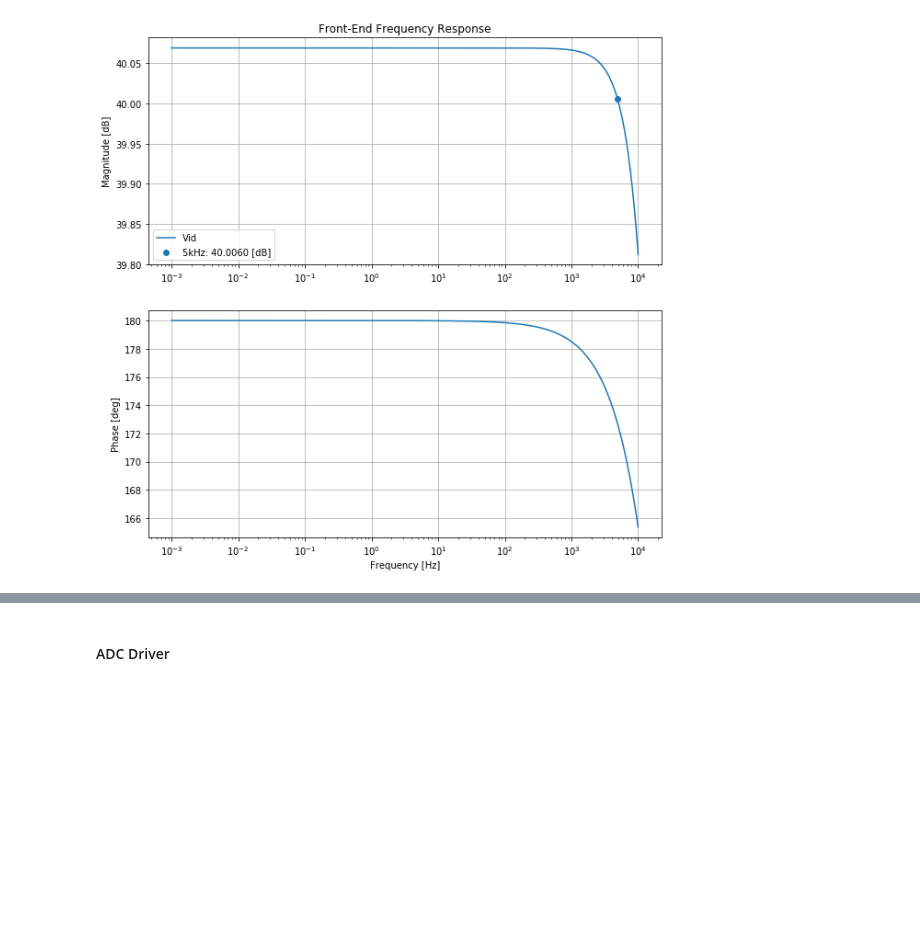
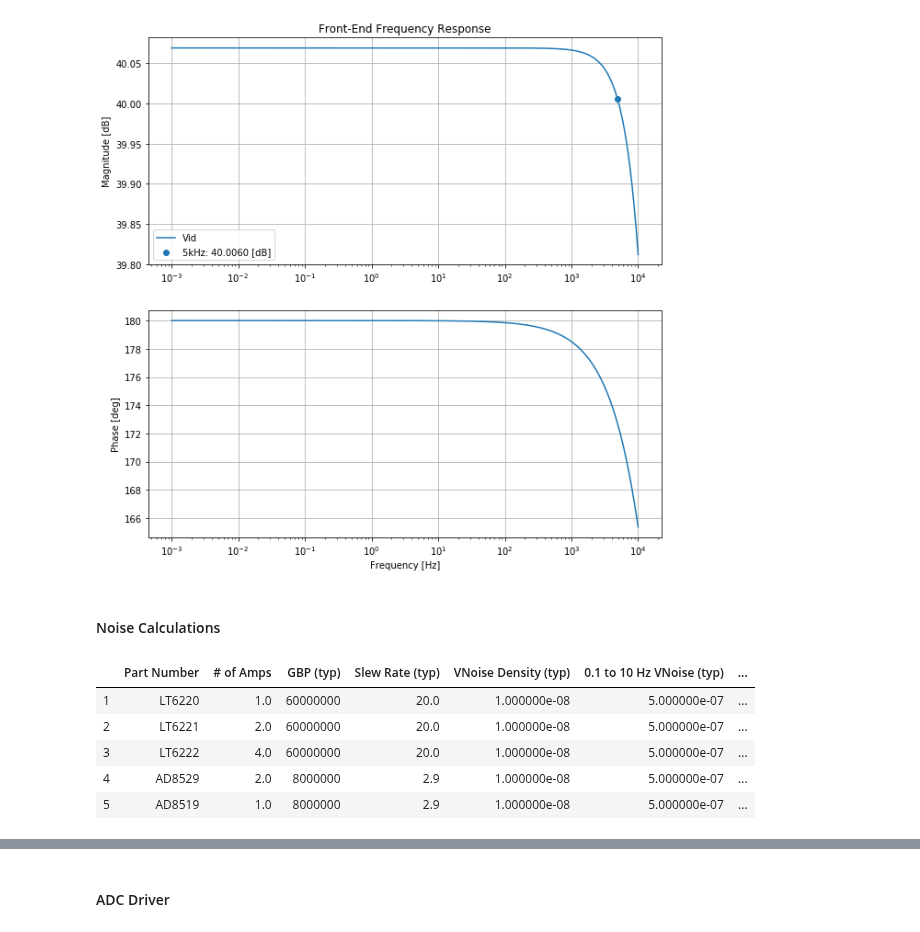
Before and after one commit to kegedy/EE538, a Jupyter notebook: design_project/design_project.ipynb, the cells around one changed output, grey strips where cells are left out. Cells and saved outputs as stored; diff of their text form; code cells hidden in the pictures; blank space fills up the shorter version.

```diff
--- a/design_project/design_project.ipynb
+++ b/design_project/design_project.ipynb
@@ -269,3 +268,23 @@ axs[1].grid()
 plt.show();
 # %% [output]
 [figure]
+# %% [markdown]
+#### Noise Calculations
+# %%
+df = pd.read_csv('data/ADIParametricSearch.csv')
+df = df[1:]
+df = df.drop(columns=['Package'],axis=1)
+for col in df.columns:
+    if col != 'Part Number':
+        df[col] = pd.to_numeric(df[col])
+#df['0.1 to 10 Hz VNoise (typ)'] = round(df['0.1 to 10 Hz VNoise (typ)'] ,2)
+#df['VNoise Density (typ)'] = round(df['VNoise Density (typ)'],2)
+# %%
+df.head()
+# %% [output]
+|  | Part Number | # of Amps | GBP (typ) | Slew Rate (typ) | VNoise Density (typ) | 0.1 to 10 Hz VNoise (typ) | ... |
+| 1 | LT6220 | 1.0 | 60000000 | 20.0 | 1.000000e-08 | 5.000000e-07 | ... |
+| 2 | LT6221 | 2.0 | 60000000 | 20.0 | 1.000000e-08 | 5.000000e-07 | ... |
+| 3 | LT6222 | 4.0 | 60000000 | 20.0 | 1.000000e-08 | 5.000000e-07 | ... |
+| 4 | AD8529 | 2.0 | 8000000 | 2.9 | 1.000000e-08 | 5.000000e-07 | ... |
+| 5 | AD8519 | 1.0 | 8000000 | 2.9 | 1.000000e-08 | 5.000000e-07 | ... |
```
Also changed, not shown: parts of 31 cells of this notebook.
